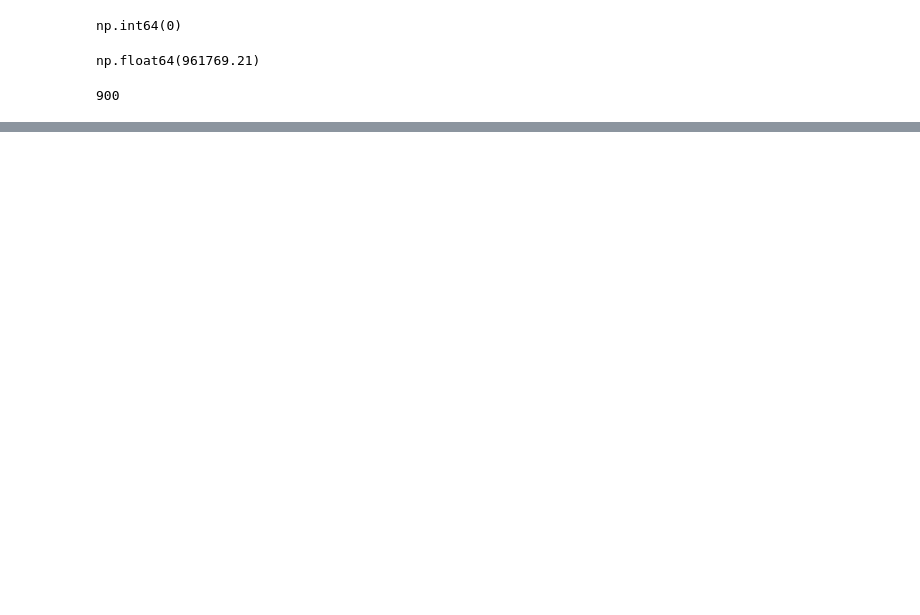
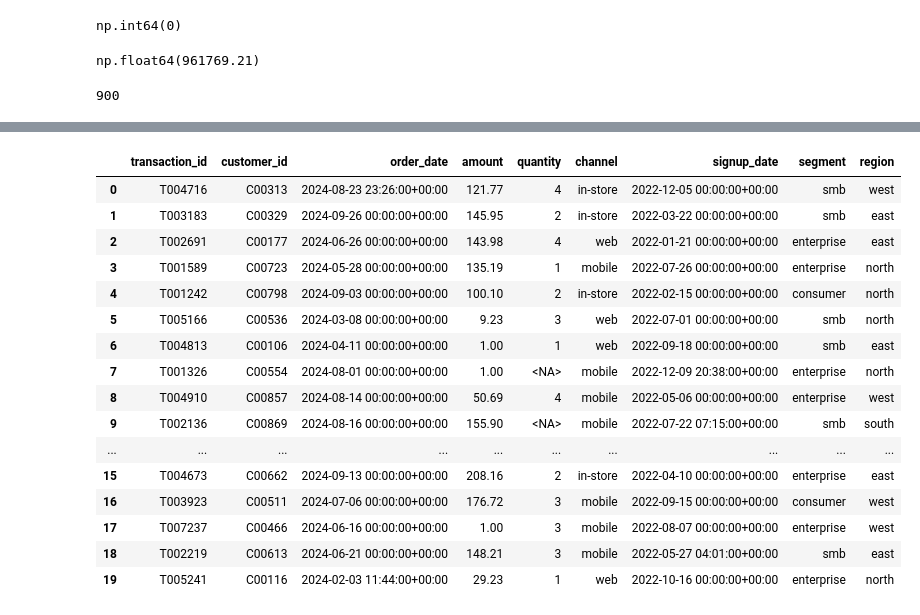
Before and after one commit to siraw21/ML-JOURNEY, a Jupyter notebook: pandas/messy-transactions.ipynb, the cells around one changed output, grey strips where cells are left out. Cells and saved outputs as stored; diff of their text form; code cells hidden in the pictures; blank space fills up the shorter version.

```diff
--- a/pandas/messy-transactions.ipynb
+++ b/pandas/messy-transactions.ipynb
@@ -263,6 +261,7 @@ Length: 3031, dtype: str
 raw = df["order_date"]
 # %%
 df["order_date"] = pd.to_datetime(
+    df["order_date"],
     format="mixed",
     dayfirst=True,
     utc=True,
@@ -276,6 +273,14 @@ assert df["order_date"].isna().sum() == 0
 df["order_date"].isna().sum()
 # %% [output]
 np.int64(0)
+# %%
+df["signup_date"] = pd.to_datetime(
+    df["signup_date"],
+    format="mixed",
+    dayfirst=True,
+    utc=True,
+    errors="coerce"
+)
 # %%
 def check(df, label, expected_rows=None):
     print(f"{label:<28} {len(df):>7,} rows")
@@ -424,0 +400,20 @@ AttributeError: 'DataFrame' object has no attribute 'unique'
+# %%
+df.head(20)
+# %% [output]
+|  | transaction_id | customer_id | order_date | amount | quantity | channel | signup_date | segment | region |
+| 0 | T004716 | C00313 | 2024-08-23 23:26:00+00:00 | 121.77 | 4 | in-store | 2022-12-05 00:00:00+00:00 | smb | west |
+| 1 | T003183 | C00329 | 2024-09-26 00:00:00+00:00 | 145.95 | 2 | in-store | 2022-03-22 00:00:00+00:00 | smb | east |
+| 2 | T002691 | C00177 | 2024-06-26 00:00:00+00:00 | 143.98 | 4 | web | 2022-01-21 00:00:00+00:00 | enterprise | east |
+| 3 | T001589 | C00723 | 2024-05-28 00:00:00+00:00 | 135.19 | 1 | mobile | 2022-07-26 00:00:00+00:00 | enterprise | north |
+| 4 | T001242 | C00798 | 2024-09-03 00:00:00+00:00 | 100.10 | 2 | in-store | 2022-02-15 00:00:00+00:00 | consumer | north |
+| 5 | T005166 | C00536 | 2024-03-08 00:00:00+00:00 | 9.23 | 3 | web | 2022-07-01 00:00:00+00:00 | smb | north |
+| 6 | T004813 | C00106 | 2024-04-11 00:00:00+00:00 | 1.00 | 1 | web | 2022-09-18 00:00:00+00:00 | smb | east |
+| 7 | T001326 | C00554 | 2024-08-01 00:00:00+00:00 | 1.00 | <NA> | mobile | 2022-12-09 20:38:00+00:00 | enterprise | north |
+| 8 | T004910 | C00857 | 2024-08-14 00:00:00+00:00 | 50.69 | 4 | mobile | 2022-05-06 00:00:00+00:00 | enterprise | west |
+| 9 | T002136 | C00869 | 2024-08-16 00:00:00+00:00 | 155.90 | <NA> | mobile | 2022-07-22 07:15:00+00:00 | smb | south |
+| ... | ... | ... | ... | ... | ... | ... | ... | ... | ... |
+| 15 | T004673 | C00662 | 2024-09-13 00:00:00+00:00 | 208.16 | 2 | in-store | 2022-04-10 00:00:00+00:00 | enterprise | east |
+| 16 | T003923 | C00511 | 2024-07-06 00:00:00+00:00 | 176.72 | 3 | mobile | 2022-09-15 00:00:00+00:00 | consumer | west |
+| 17 | T007237 | C00466 | 2024-06-16 00:00:00+00:00 | 1.00 | 3 | mobile | 2022-08-07 00:00:00+00:00 | enterprise | west |
+| 18 | T002219 | C00613 | 2024-06-21 00:00:00+00:00 | 148.21 | 3 | mobile | 2022-05-27 04:01:00+00:00 | smb | east |
+| 19 | T005241 | C00116 | 2024-02-03 11:44:00+00:00 | 29.23 | 1 | web | 2022-10-16 00:00:00+00:00 | enterprise | north |
```
Also changed, not shown: parts of 11 cells of this notebook, 4 other files.
